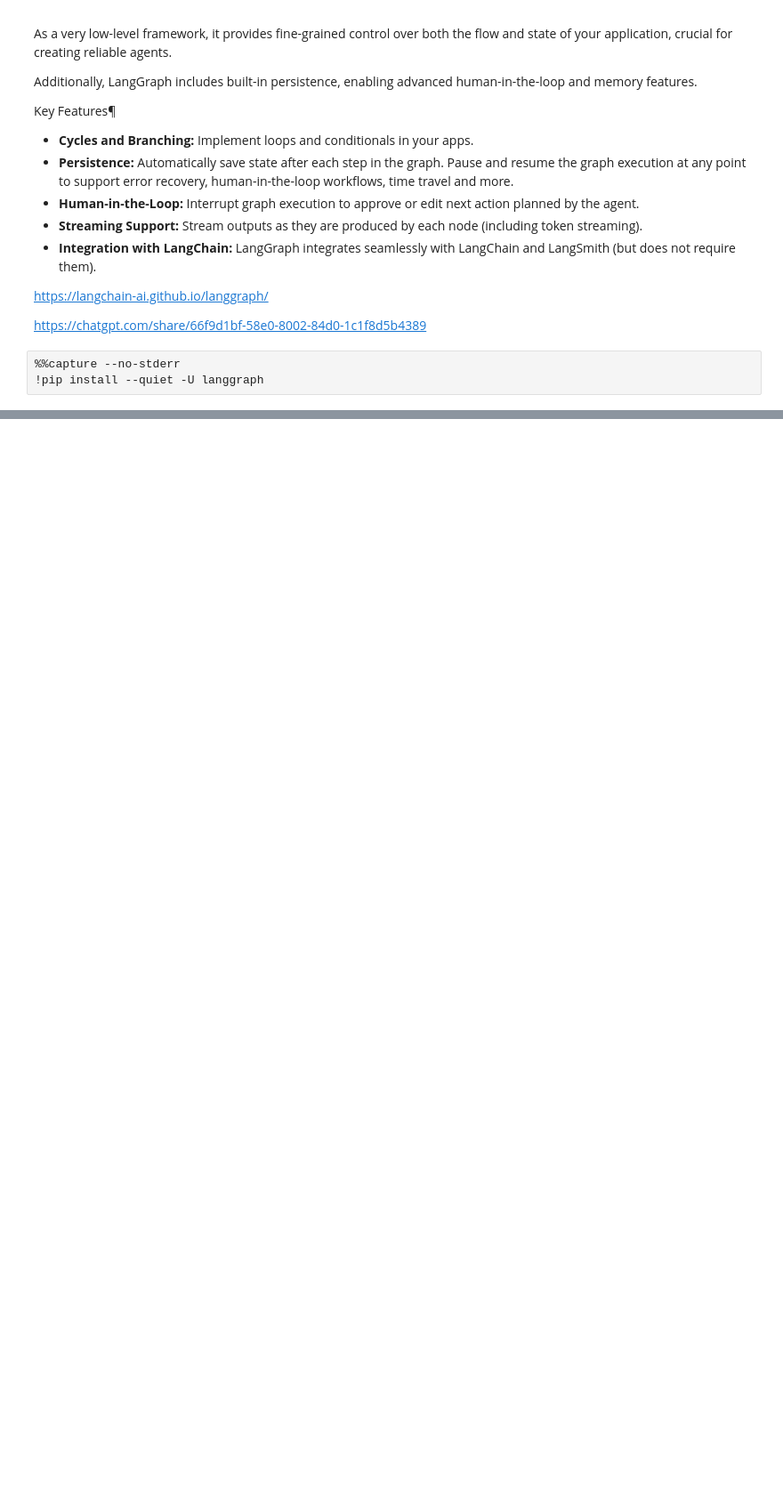
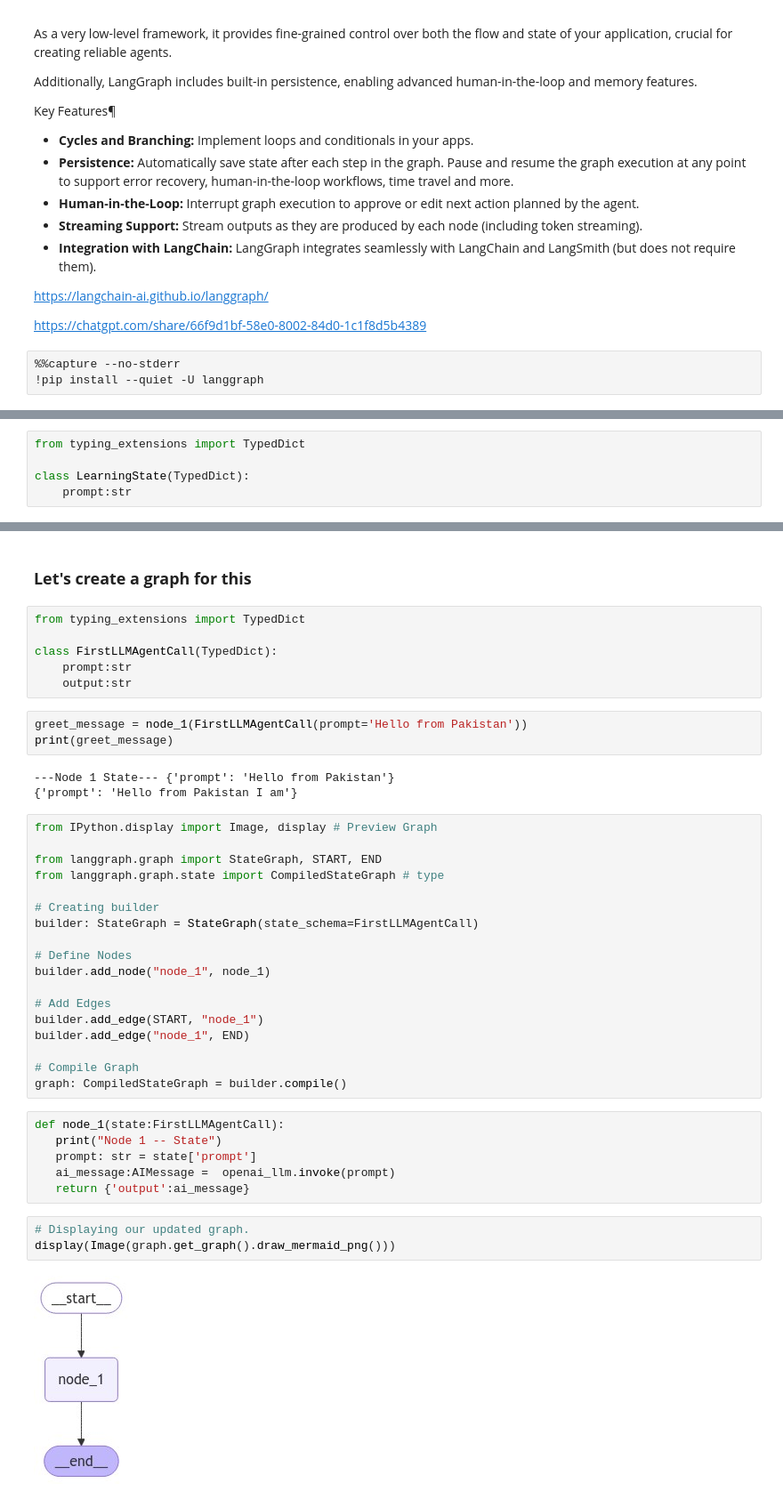
Before and after one commit to ShahzaibSE/langgraph-e2e-solutions, a Jupyter notebook: edges_and_nodes.ipynb, the cells around one changed output, grey strips where cells are left out. Shown: that part at 89% size. Cells and saved outputs as stored; diff of their text form; blank space fills up the shorter version.

```diff
--- a/edges_and_nodes.ipynb
+++ b/edges_and_nodes.ipynb
@@ -34,0 +29,5 @@ ImportError: cannot import name 'nodegraph' from 'langgraph' (unknown location)
+# %%
+from typing_extensions import TypedDict
+
+class LearningState(TypedDict):
+    prompt:str
@@ -34,0 +282,43 @@ ImportError: cannot import name 'nodegraph' from 'langgraph' (unknown location)
+# %% [markdown]
+### **Let's create a graph for this**
+# %%
+from typing_extensions import TypedDict
+
+class FirstLLMAgentCall(TypedDict):
+    prompt:str
+    output:str
+# %%
+greet_message = node_1(FirstLLMAgentCall(prompt='Hello from Pakistan'))
+print(greet_message)
+# %% [output]
+---Node 1 State--- {'prompt': 'Hello from Pakistan'}
+{'prompt': 'Hello from Pakistan I am'}
+# %%
+from IPython.display import Image, display # Preview Graph
+
+from langgraph.graph import StateGraph, START, END
+from langgraph.graph.state import CompiledStateGraph # type
+
+# Creating builder
+builder: StateGraph = StateGraph(state_schema=FirstLLMAgentCall)
+
+# Define Nodes
+builder.add_node("node_1", node_1)
+
+# Add Edges
+builder.add_edge(START, "node_1")
+builder.add_edge("node_1", END)
+
+# Compile Graph
+graph: CompiledStateGraph = builder.compile()
+# %%
+def node_1(state:FirstLLMAgentCall):
+   print("Node 1 -- State")
+   prompt: str = state['prompt']
+   ai_message:AIMessage =  openai_llm.invoke(prompt)
+   return {'output':ai_message}
+# %%
+# Displaying our updated graph.
+display(Image(graph.get_graph().draw_mermaid_png()))
+# %% [output]
+[figure, added]
```
Also changed, not shown: parts of 34 cells of this notebook.
